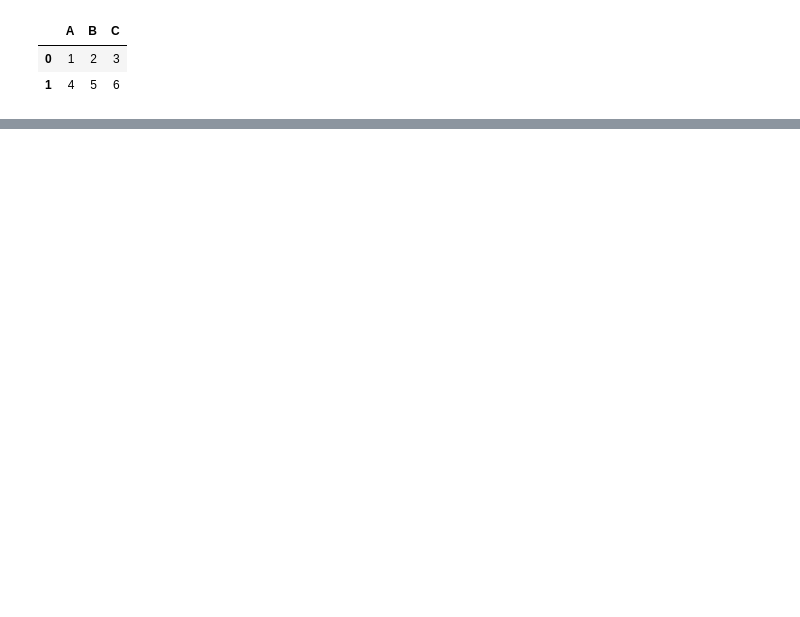
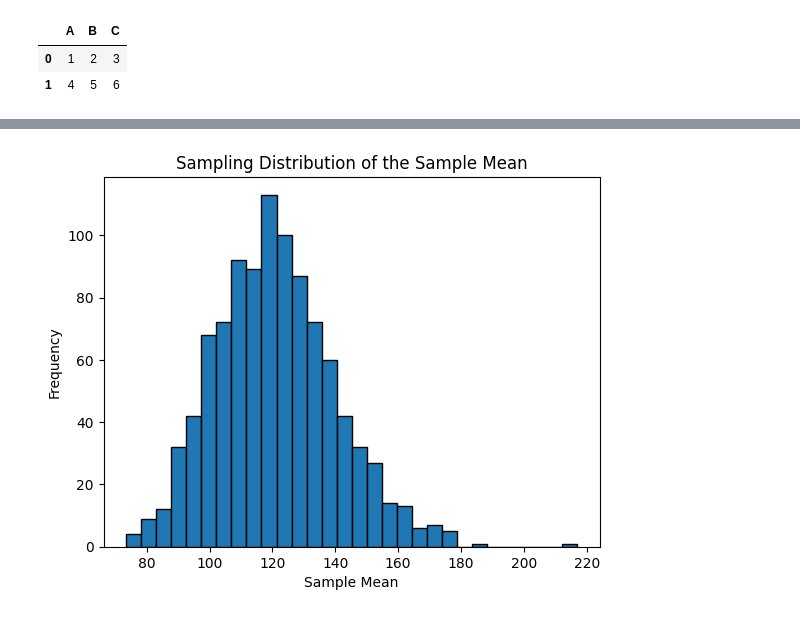
Before and after one commit to LuckyBoy587/Statistical-Methods, a Jupyter notebook: Day2/classwork.ipynb, the cells around one changed output, grey strips where cells are left out. Saved outputs shown, nothing was run; the diff lists cells and outputs as text; code cells hidden in the pictures; blank space fills up the shorter version.

```diff
--- a/Day2/classwork.ipynb
+++ b/Day2/classwork.ipynb
@@ -29,0 +70,14 @@ df
+# %%
+sample_means = []
+
+for _ in range(1000):
+    sample = np.random.choice(population, size=40)
+    sample_means.append(np.mean(sample))
+
+plt.hist(sample_means, bins=30, edgecolor='black')
+plt.title('Sampling Distribution of the Sample Mean')
+plt.xlabel('Sample Mean')
+plt.ylabel('Frequency')
+plt.show()
+# %% [output]
+[figure, added]
```
Also changed, not shown: parts of 9 cells of this notebook, 27 other files.
